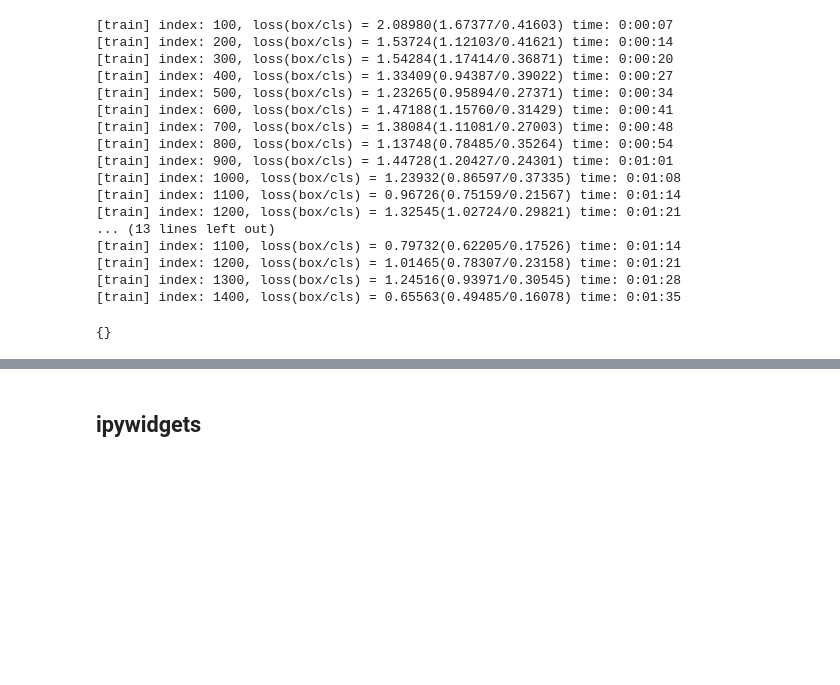
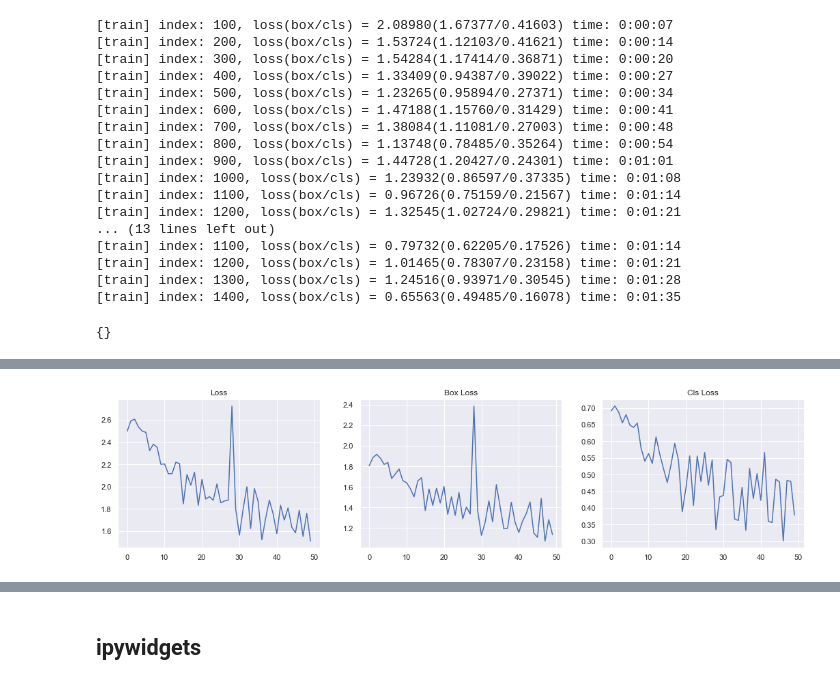
Before and after one commit to MIchaelKa/detection-tutorial, a Jupyter notebook: detection-tutorial.ipynb, the cells around one changed output, grey strips where cells are left out. Cells and saved outputs as stored; diff of their text form; code cells hidden in the pictures; blank space fills up the shorter version.

Commit message:
Train history

```diff
--- a/detection-tutorial.ipynb
+++ b/detection-tutorial.ipynb
@@ -307,0 +304,13 @@ FileNotFoundError: ignored
+# %%
+model = faster_rcnn()
+
+params = {
+    'learning_rate' : 0.001,
+    'weight_decay'  : 0,
+    'batch_size'    : 2,
+    'num_epoch'     : 10,
+    'verbose'       : True,
+    'debug'         : True
+}
+
+train_info = run(model, **params)
@@ -307,0 +332,4 @@ FileNotFoundError: ignored
+# %%
+show_loss_history(train_info)
+# %% [output]
+[figure, added]
```
Also changed, not shown: parts of 8 cells of this notebook, 4 other files.
